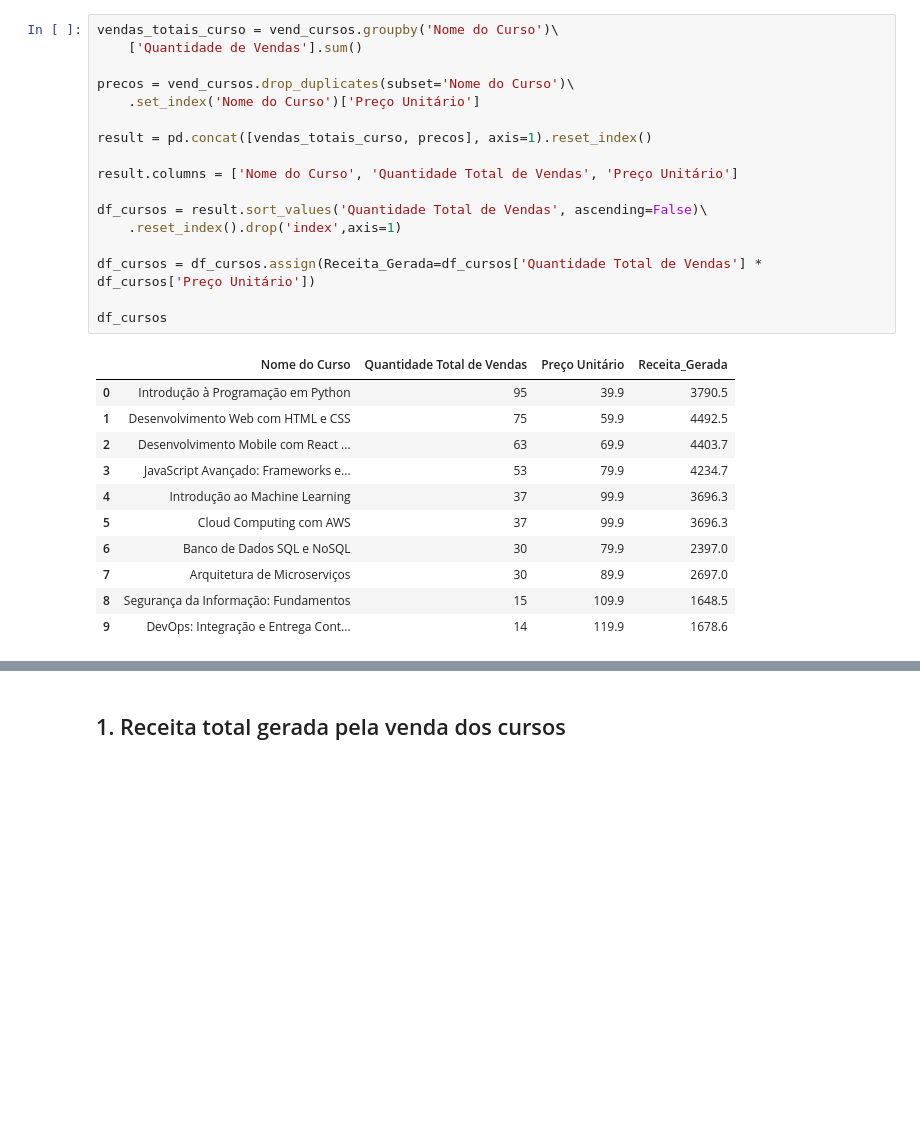
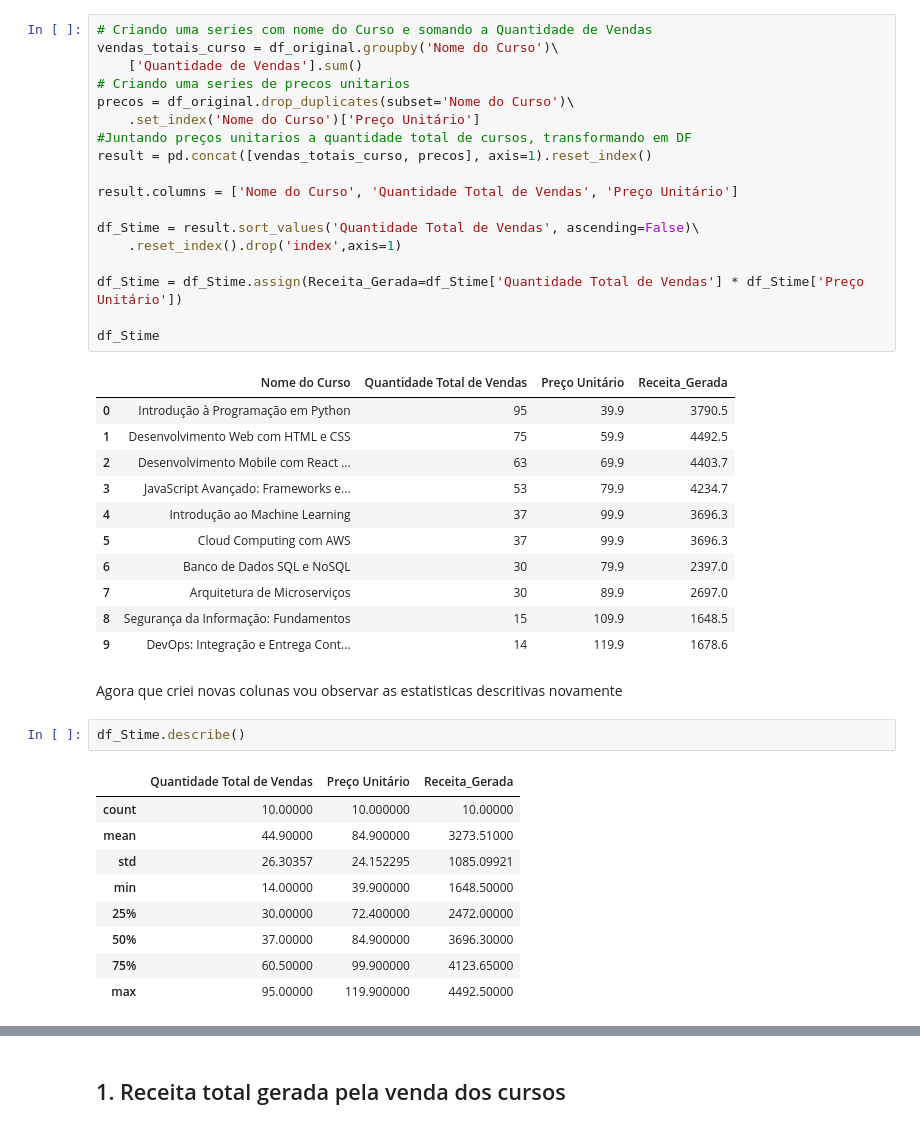
Before and after one commit to Igorsmh/Igor_TrilhaDadosJR-JUN15, a Jupyter notebook: notebooks/eda.ipynb, the cells around one changed output, grey strips where cells are left out. Drawn from its saved outputs; the diff is of its cells as text; blank space fills up the shorter version.

```diff
--- a/notebooks/eda.ipynb
+++ b/notebooks/eda.ipynb
@@ -62,21 +56,22 @@ Vou criar um novo Dataframe retirando o fator tempo, focando na quantidade de ve
 Esse novo dataframe vai me ajudar a responder outras questões posteriormente.
 # %%
-vendas_totais_curso = vend_cursos.groupby('Nome do Curso')\
+# Criando uma series com nome do Curso e somando a Quantidade de Vendas
+vendas_totais_curso = df_original.groupby('Nome do Curso')\
     ['Quantidade de Vendas'].sum()
-
-precos = vend_cursos.drop_duplicates(subset='Nome do Curso')\
+# Criando uma series de precos unitarios
+precos = df_original.drop_duplicates(subset='Nome do Curso')\
     .set_index('Nome do Curso')['Preço Unitário']
-
+#Juntando preços unitarios a quantidade total de cursos, transformando em DF
 result = pd.concat([vendas_totais_curso, precos], axis=1).reset_index()
 
 result.columns = ['Nome do Curso', 'Quantidade Total de Vendas', 'Preço Unitário']
 
-df_cursos = result.sort_values('Quantidade Total de Vendas', ascending=False)\
+df_Stime = result.sort_values('Quantidade Total de Vendas', ascending=False)\
     .reset_index().drop('index',axis=1)
 
-df_cursos = df_cursos.assign(Receita_Gerada=df_cursos['Quantidade Total de Vendas'] * df_cursos['Preço Unitário'])
+df_Stime = df_Stime.assign(Receita_Gerada=df_Stime['Quantidade Total de Vendas'] * df_Stime['Preço Unitário'])
 
-df_cursos
+df_Stime
 # %% [output]
 |  | Nome do Curso | Quantidade Total de Vendas | Preço Unitário | Receita_Gerada |
 | 0 | Introdução à Programação em Python | 95 | 39.9 | 3790.5 |
@@ -89,3 +84,17 @@ df_cursos
 | 7 | Arquitetura de Microserviços | 30 | 89.9 | 2697.0 |
 | 8 | Segurança da Informação: Fundamentos | 15 | 109.9 | 1648.5 |
 | 9 | DevOps: Integração e Entrega Cont... | 14 | 119.9 | 1678.6 |
+# %% [markdown]
+Agora que criei novas colunas vou observar as estatisticas descritivas novamente
+# %%
+df_Stime.describe()
+# %% [output]
+|  | Quantidade Total de Vendas | Preço Unitário | Receita_Gerada |
+| count | 10.00000 | 10.000000 | 10.00000 |
+| mean | 44.90000 | 84.900000 | 3273.51000 |
+| std | 26.30357 | 24.152295 | 1085.09921 |
+| min | 14.00000 | 39.900000 | 1648.50000 |
+| 25% | 30.00000 | 72.400000 | 2472.00000 |
+| 50% | 37.00000 | 84.900000 | 3696.30000 |
+| 75% | 60.50000 | 99.900000 | 4123.65000 |
+| max | 95.00000 | 119.900000 | 4492.50000 |
```
Also changed, not shown: parts of 22 cells of this notebook.
